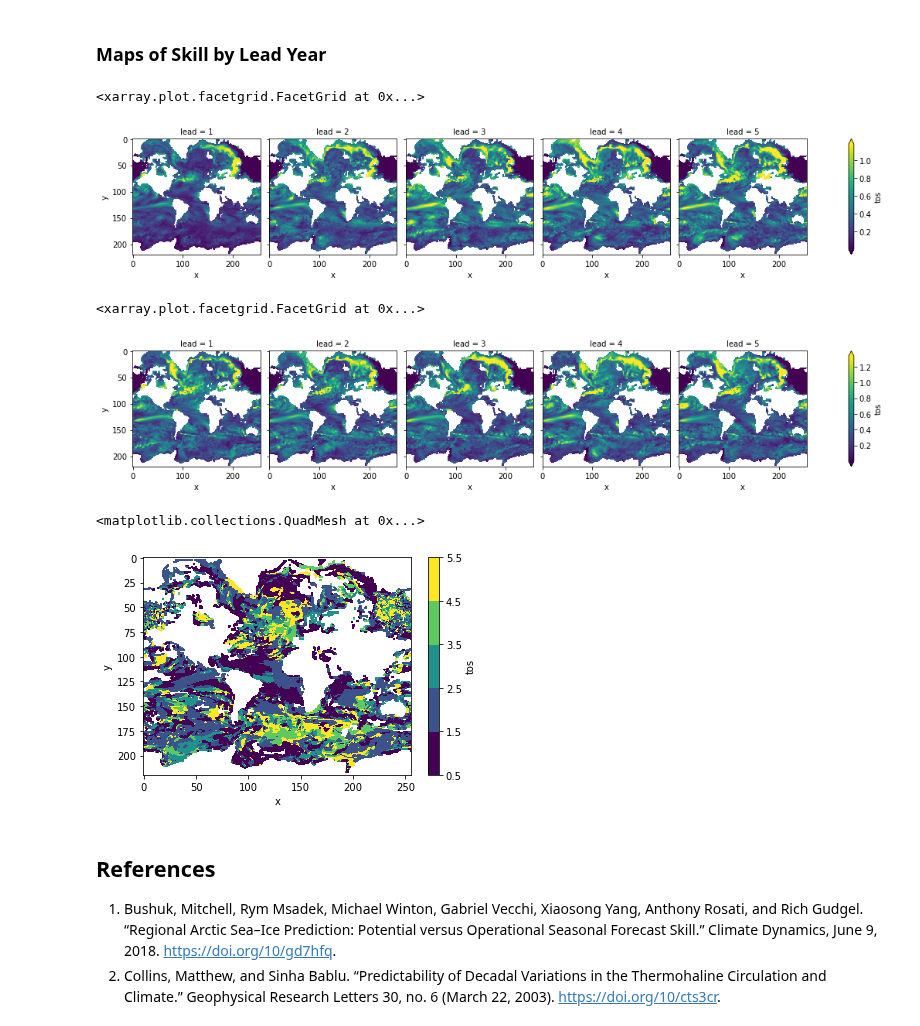
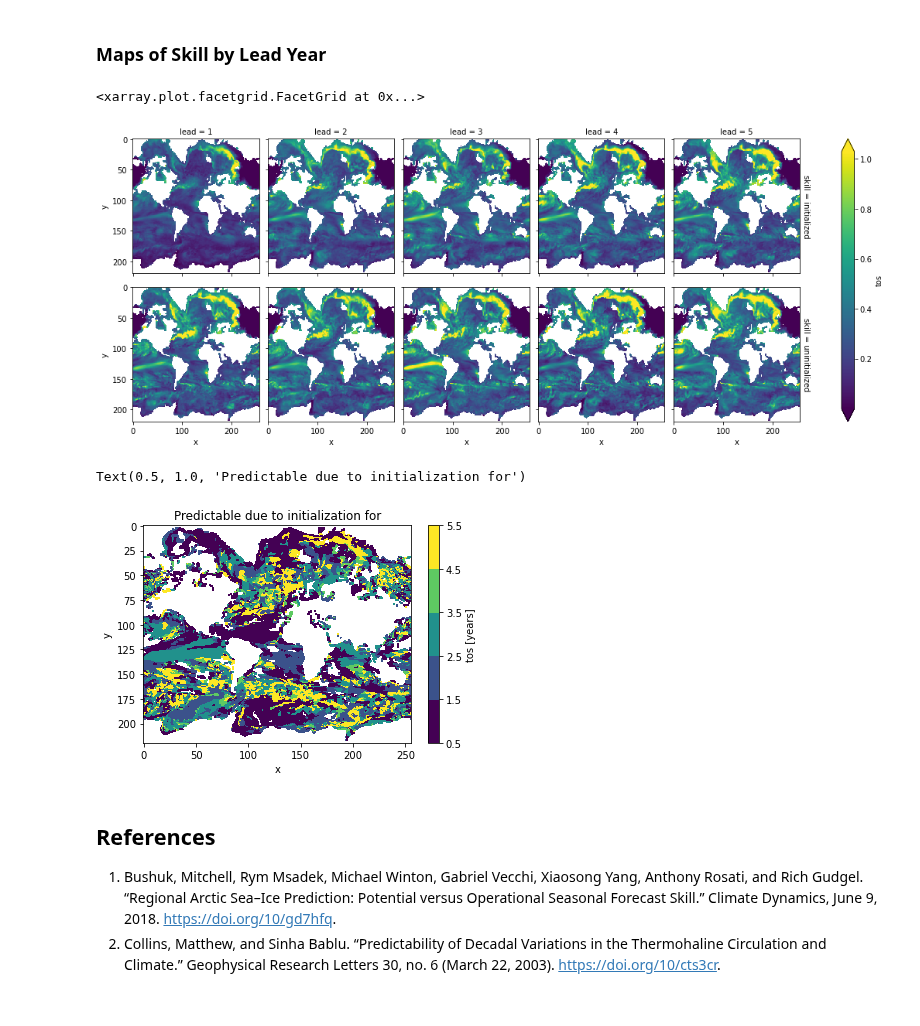
Before and after one commit to pangeo-data/climpred, a Jupyter notebook: docs/source/examples/decadal/perfect-model-predictability-demo.ipynb, the cells around one changed output. Cells and saved outputs as stored; diff of their text form; code cells hidden in the pictures.

```diff
--- a/docs/source/examples/decadal/perfect-model-predictability-demo.ipynb
+++ b/docs/source/examples/decadal/perfect-model-predictability-demo.ipynb
@@ -131,8 +128,7 @@ We also have some sample output that contains gridded time series on the curvili
 **Note**: These are very small subsets of the actual MPI simulations so that we could host the sample output maps on Github.
 # %%
 # Sea surface temperature
-ds3d = climpred.tutorial.load_dataset('MPI-PM-DP-3D') \
-                        .isel(init=[0,1])[['tos']]
+ds3d = climpred.tutorial.load_dataset('MPI-PM-DP-3D')[['tos']]
 control3d = climpred.tutorial.load_dataset('MPI-control-3D')[['tos']]
 
 ds3d['lead'].attrs = {'units': 'years'}
@@ -142,24 +138,19 @@ pm = climpred.PerfectModelEnsemble(ds3d).add_control(control3d).generate_uniniti
 # %% [markdown]
 ### Maps of Skill by Lead Year
 # %%
-skill = pm.verify(metric='rmse', comparison='m2e', dim=['init', 'member'])#, reference='uninitialized') FIXME
-skill.tos.T.plot(col='lead',yincrease=False,robust=True)
+skill = pm.verify(metric='mae', comparison='m2e', dim=['init', 'member'], reference='uninitialized')
+skill.tos.T.plot(col='lead', row='skill', yincrease=False, robust=True)
 # %% [output]
 <xarray.plot.facetgrid.FacetGrid at 0x...>
-[figure, old version]
+[figure, new version]
-# %%
-uninit_skill = climpred.PerfectModelEnsemble(pm.get_uninitialized()).verify(metric='rmse',comparison='m2e',dim=['init','member'])
-uninit_skill.tos.T.plot(col='lead',yincrease=False,robust=True)
-# %% [output]
-<xarray.plot.facetgrid.FacetGrid at 0x...>
-[figure, removed]
 # %%
-ph = predictability_horizon(skill < uninit_skill) #.sel(skill='initialized')<skill.sel(skill='persistence'),'lead')
+ph = predictability_horizon(skill.sel(skill='initialized')<skill.sel(skill='uninitialized'))
 
 ph.tos.T.plot(yincrease=False,levels=np.arange(0.5,5.51))
+plt.title('Predictable due to initialization for')
 # %% [output]
-<matplotlib.collections.QuadMesh at 0x...>
+Text(0.5, 1.0, 'Predictable due to initialization for')
-[figure, old version]
+[figure, new version]
 # %% [markdown]
 ## References
 
```
Also changed, not shown: parts of 2 cells of this notebook, 1 other file.
